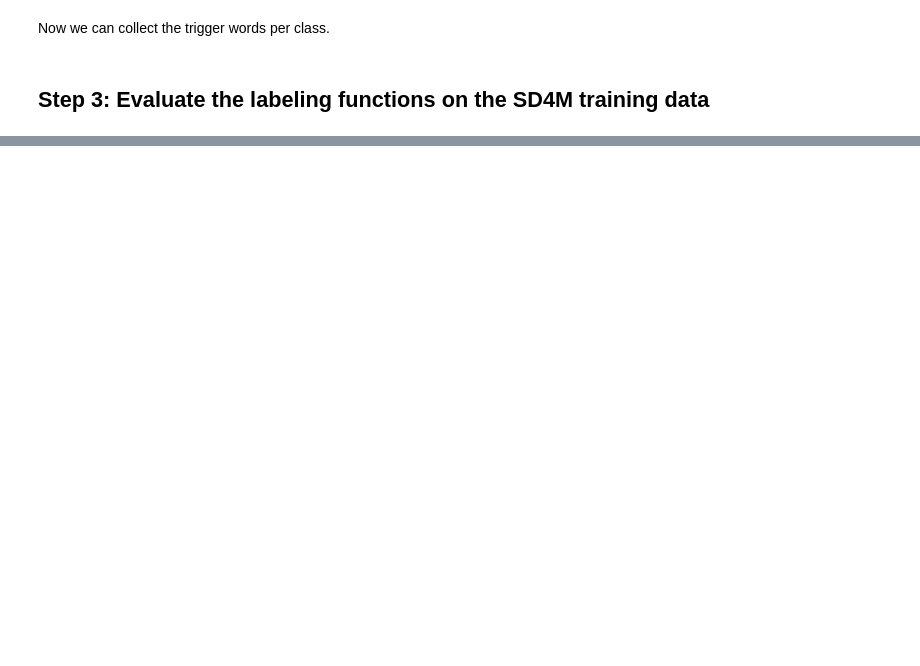
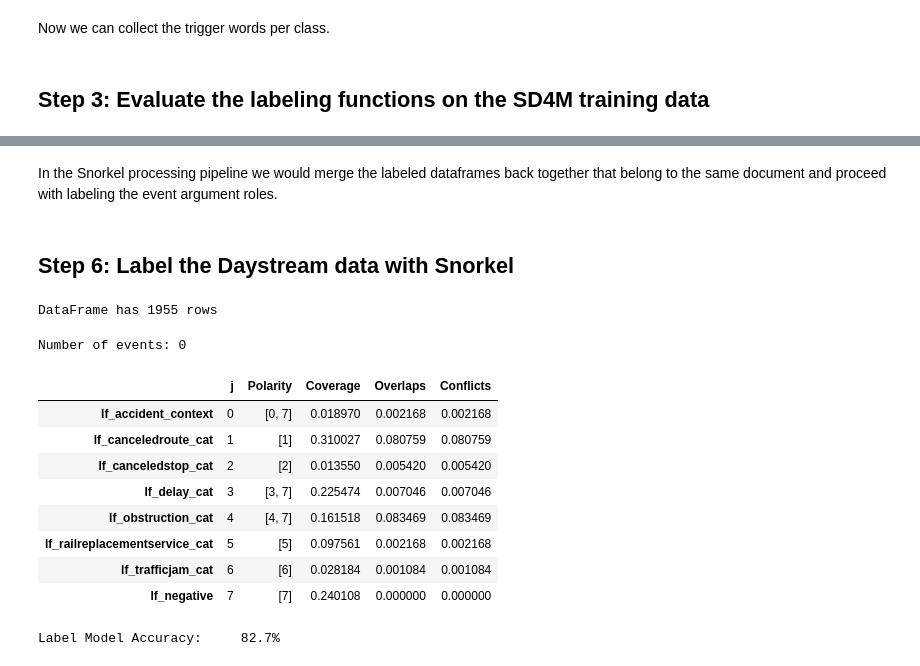
Before and after one commit to DFKI-NLP/wsee, a Jupyter notebook: notebooks/event_type.ipynb, the cells around one changed output, grey strips where cells are left out. Saved outputs shown, nothing was run; the diff lists cells and outputs as text; code cells hidden in the pictures; blank space fills up the shorter version.

```diff
--- a/notebooks/event_type.ipynb
+++ b/notebooks/event_type.ipynb
@@ -23,5 +39,5 @@ DATA_DIR = '/Users/phuc/data/snorkel-daystreamv5'  # replace path to corpus
 # %%
-loaded_data = load_data(DATA_DIR)
+loaded_data = pipeline.load_data(DATA_DIR)
 sd_train = loaded_data['train']
 sd_dev = loaded_data['dev']
 sd_test = loaded_data['test']
@@ -157,0 +234,22 @@ df_train_filtered
+# %% [markdown]
+In the Snorkel processing pipeline we would merge the labeled dataframes back together that belong to the same document and proceed with labeling the event argument roles.
+# %% [markdown]
+## Step 6: Label the Daystream data with Snorkel
+# %%
+df_train, Y_train = pipeline.build_event_trigger_examples(daystream)
+L_train = applier.apply(df_train)
+# %% [output]
+DataFrame has 1955 rows
+Number of events: 0
+# %%
+LFAnalysis(L_train, lfs).lf_summary()
+# %% [output]
+|  | j | Polarity | Coverage | Overlaps | Conflicts |
+| lf_accident_context | 0 | [0, 7] | 0.018970 | 0.002168 | 0.002168 |
+| lf_canceledroute_cat | 1 | [1] | 0.310027 | 0.080759 | 0.080759 |
+| lf_canceledstop_cat | 2 | [2] | 0.013550 | 0.005420 | 0.005420 |
+| lf_delay_cat | 3 | [3, 7] | 0.225474 | 0.007046 | 0.007046 |
+| lf_obstruction_cat | 4 | [4, 7] | 0.161518 | 0.083469 | 0.083469 |
+| lf_railreplacementservice_cat | 5 | [5] | 0.097561 | 0.002168 | 0.002168 |
+| lf_trafficjam_cat | 6 | [6] | 0.028184 | 0.001084 | 0.001084 |
+| lf_negative | 7 | [7] | 0.240108 | 0.000000 | 0.000000 |
@@ -157,0 +259,7 @@ df_train_filtered
+# %%
+daystream_model_acc = daystream_model.score(L=L_test, Y=Y_test, tie_break_policy="random")[
+    "accuracy"
+]
+print(f"{'Label Model Accuracy:':<25} {daystream_model_acc * 100:.1f}%")
+# %% [output]
+Label Model Accuracy:     82.7%
```
Also changed, not shown: parts of 40 cells of this notebook.
